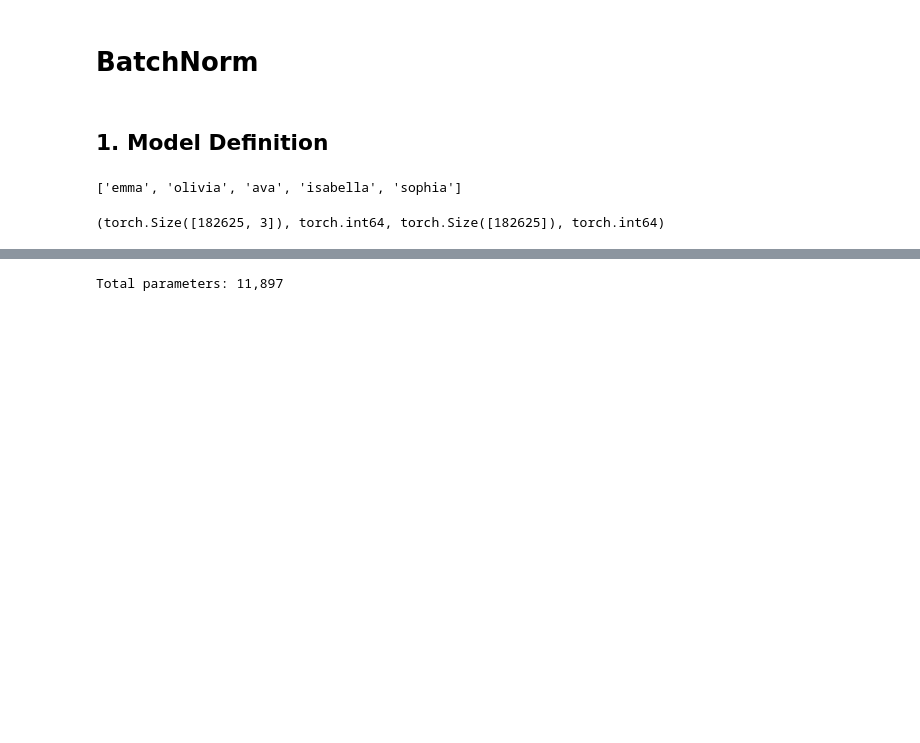
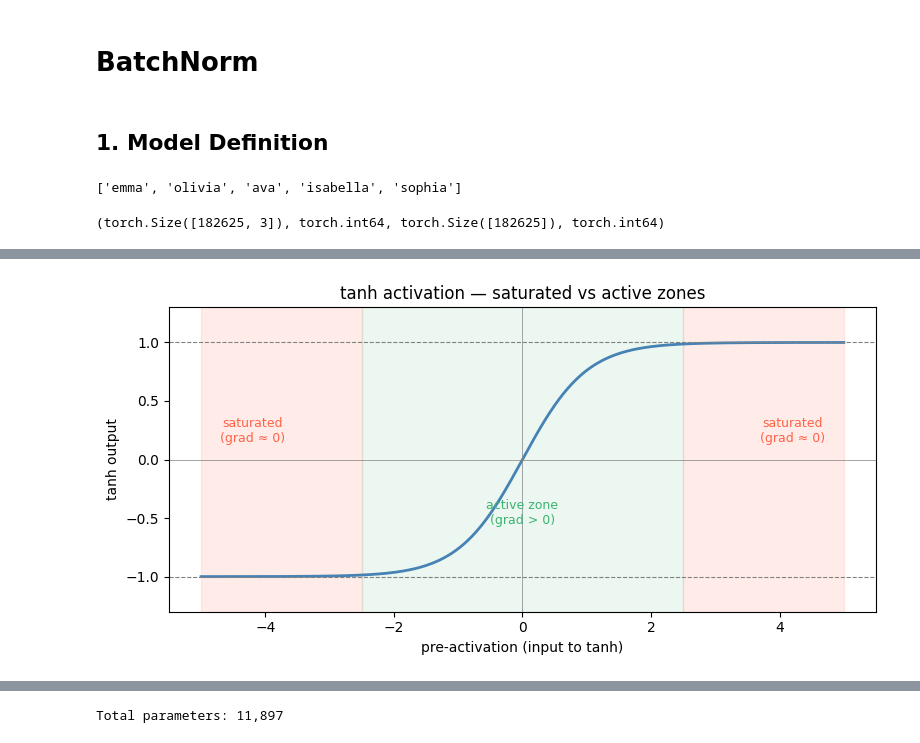
Before and after one commit to michaelwsd/neural-networks, a Jupyter notebook: makemore/3_batchnorm.ipynb, the cells around one changed output, grey strips where cells are left out. Saved outputs shown, nothing was run; the diff lists cells and outputs as text; code cells hidden in the pictures; blank space fills up the shorter version.

```diff
--- a/makemore/3_batchnorm.ipynb
+++ b/makemore/3_batchnorm.ipynb
@@ -56,0 +97,33 @@ Xtr.shape, Xtr.dtype, Ytr.shape, Ytr.dtype
+# %%
+fig, ax = plt.subplots(figsize=(8, 4))
+x = np.linspace(-5, 5, 1000)
+y = np.tanh(x)
+
+sns.lineplot(x=x, y=y, ax=ax, color='steelblue', linewidth=2)
+
+# saturated zones
+ax.axvspan(-5, -2.5, alpha=0.12, color='tomato', label='saturated')
+ax.axvspan( 2.5,  5, alpha=0.12, color='tomato')
+
+# active zone
+ax.axvspan(-2.5, 2.5, alpha=0.10, color='mediumseagreen', label='active')
+
+# reference lines
+ax.axhline( 1, color='grey', linewidth=0.8, linestyle='--')
+ax.axhline(-1, color='grey', linewidth=0.8, linestyle='--')
+ax.axhline( 0, color='grey', linewidth=0.5)
+ax.axvline( 0, color='grey', linewidth=0.5)
+
+# labels
+ax.text(-4.2, 0.15, 'saturated\n(grad ≈ 0)', color='tomato', fontsize=9, ha='center')
+ax.text( 4.2, 0.15, 'saturated\n(grad ≈ 0)', color='tomato', fontsize=9, ha='center')
+ax.text( 0,  -0.55, 'active zone\n(grad > 0)', color='mediumseagreen', fontsize=9, ha='center')
+
+ax.set_xlabel('pre-activation (input to tanh)')
+ax.set_ylabel('tanh output')
+ax.set_title('tanh activation — saturated vs active zones')
+ax.set_ylim(-1.3, 1.3)
+plt.tight_layout()
+plt.show()
+# %% [output]
+[figure, added]
```
Also changed, not shown: parts of 24 cells of this notebook, 1 other file.
